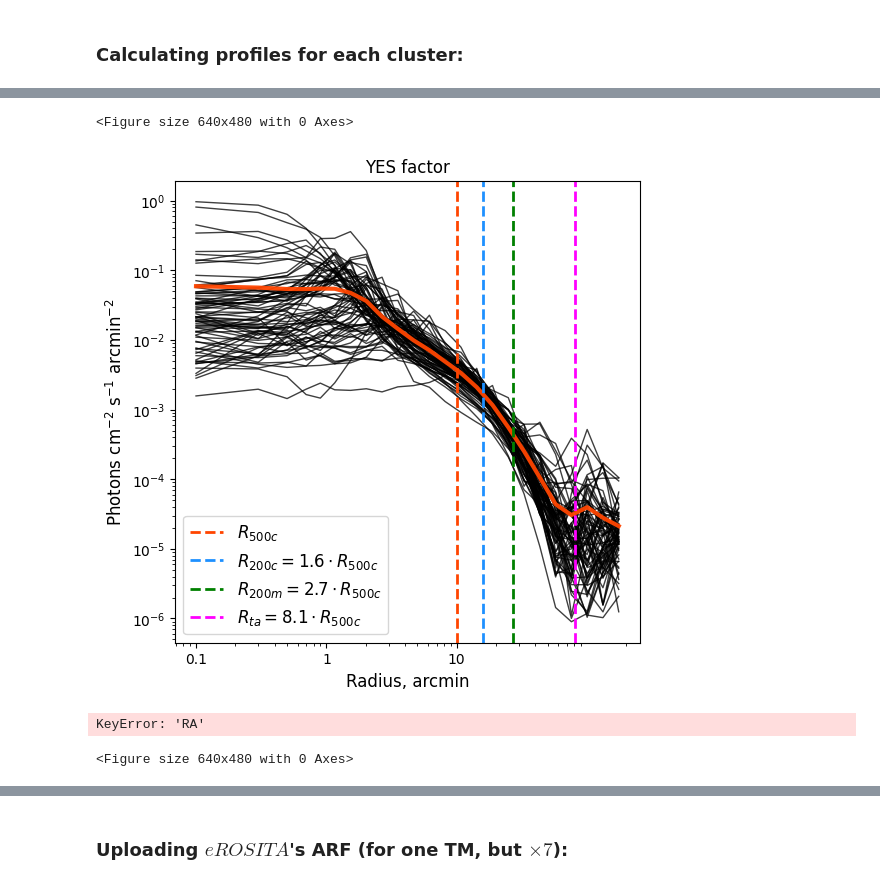
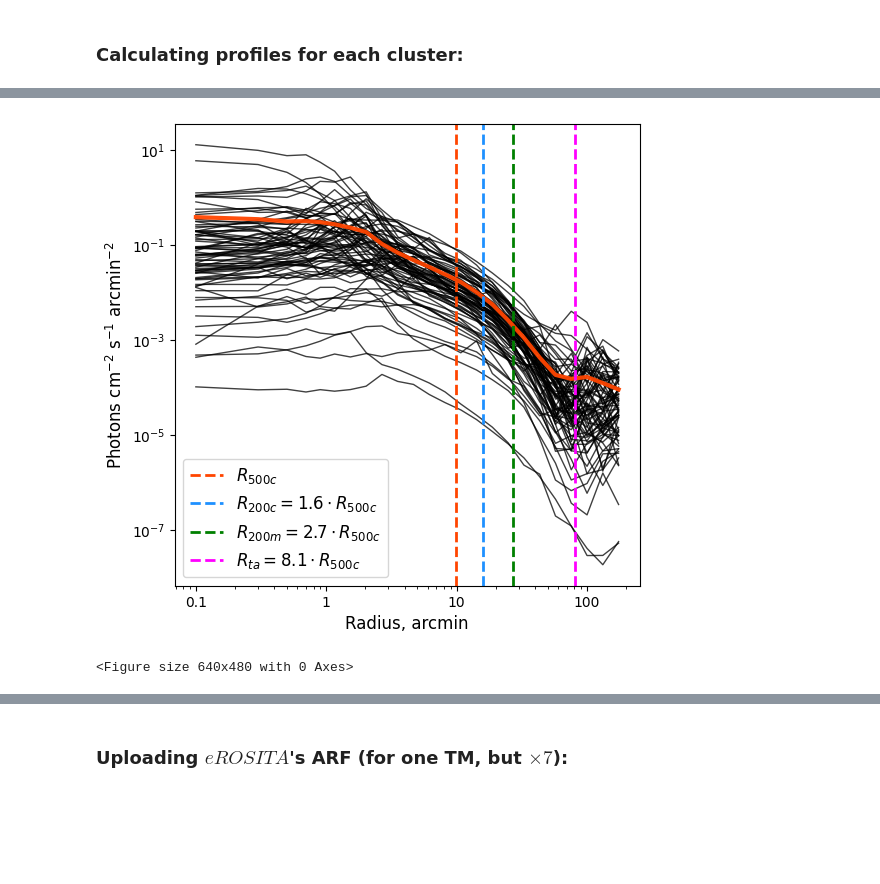
Before and after one commit to pi4imu/stacking, a Jupyter notebook: stacking_new.ipynb, the cells around one changed output, grey strips where cells are left out. Saved outputs shown, nothing was run; the diff lists cells and outputs as text; code cells hidden in the pictures; blank space fills up the shorter version.

```diff
--- a/stacking_new.ipynb
+++ b/stacking_new.ipynb
@@ -356,5 +369,5 @@ for cl_num in tqdm(clusters.index[:84]):
 # %%
-yarkosti = pd.read_csv("brpr.csv", sep='\s+', header=None, index_col=0)
+yarkosti = pd.read_csv("brpr-original.csv", sep='\s+', header=None, index_col=0)
 display(yarkosti)
 yarkosti = yarkosti.to_numpy()
 # %% [output]
@@ -396,10 +409,6 @@ for i in range(0, len(yarkosti[::])):
         llww=0
     else:
         llww=1
-
-    #print(factor[i])
-
-   # one = one * factor[i]
 
     yar = yar + one
 
@@ -410,50 +419,50 @@ for i in range(0, len(yarkosti[::])):
 
 plt.plot(np.array(setka)/r500r*(10*998/1000),
          np.array(yar)/84,
          linewidth=3, marker='.',
          markersize=0, alpha=0.95,
          color='orangered')
 
 #plt.errorbar(np.array(setka)/r500r*(10*998/1000),
 #             np.array(yar)/84,
 #             xerr=err/r500r*(10*998/1000),
 #             linewidth=0, marker='.',
 #             markersize=3, alpha=0.95,
 #             elinewidth=1, capsize=0, color='orangered')
 
 plt.xlabel("Radius, arcmin", fontsize=12)  # "Radius in units of $R_{500}$")
 plt.ylabel("Photons cm$^{{-2}}$ s$^{{-1}}$ arcmin$^{{-2}}$", fontsize=12) # "Brightness in relative units")
 
 plt.xscale("log")
 plt.yscale("log")
 
 plt.axvline(10*998/1000, linestyle='--', color='orangered', label='$R_{500c}$', lw=2)
 plt.axvline(10*998/1000*1.6, linestyle='--', color='dodgerblue', label='$R_{200c} = 1.6 \cdot R_{500c}$', lw=2)
 plt.axvline(10*998/1000*2.7, linestyle='--', color='green', label='$R_{200m} = 2.7 \cdot R_{500c}$', lw=2)
 plt.axvline(10*998/1000*8.1, linestyle='--', color='magenta', label='$R_{ta} = 8.1 \cdot R_{500c}$', lw=2)
 
-plt.title("YES factor")
 #plt.ylim(1e-8, 4e-2)
 
 plt.legend(loc=3, fontsize=12)
-plt.xticks([0.1, 1, 10], [0.1, 1, 10])
+plt.xticks([0.1, 1, 10, 100], [0.1, 1, 10, 100])
 plt.gca().set_aspect('auto', 'box')
 # %% [output]
-<Figure size 640x480 with 0 Axes>
-[figure, old version]
+[figure, new version]
 # %%
 %run -i 'utils/scripts.py'
 
-length = 2000
+length = 2001
 
 total_hist = np.zeros((length, length))
 
 for cl_num in tqdm(clusters.index[:84]):
 
-    pho_hist = extract_photons_from_cluster(cl_num, r = 1.0, draw=False, delete_superfluous=True,
-                                            withagn=False, ARF_weights=False)[0]
+    pho_hist = extract_photons_from_cluster(cl_num,
+                                            draw=False,
+                                            delete_superfluous=False,
+                                            histlen=2001,
+                                            ARF_weights=True)
 
     total_hist = np.add(total_hist, pho_hist)
 # %% [output]
-KeyError: 'RA'
+<Figure size 640x480 with 0 Axes>
-<Figure size 640x480 with 0 Axes>
```
Also changed, not shown: parts of 23 cells of this notebook, 4 other files.
